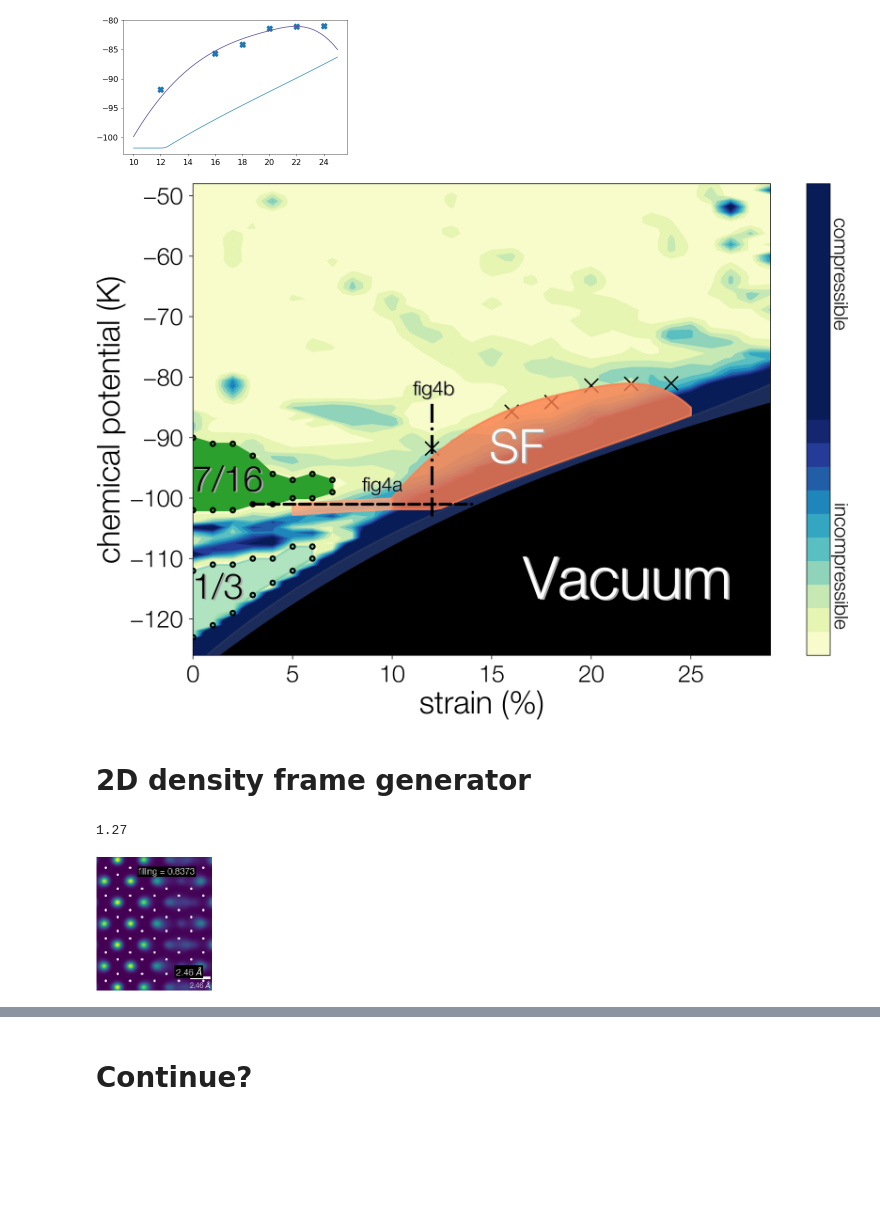
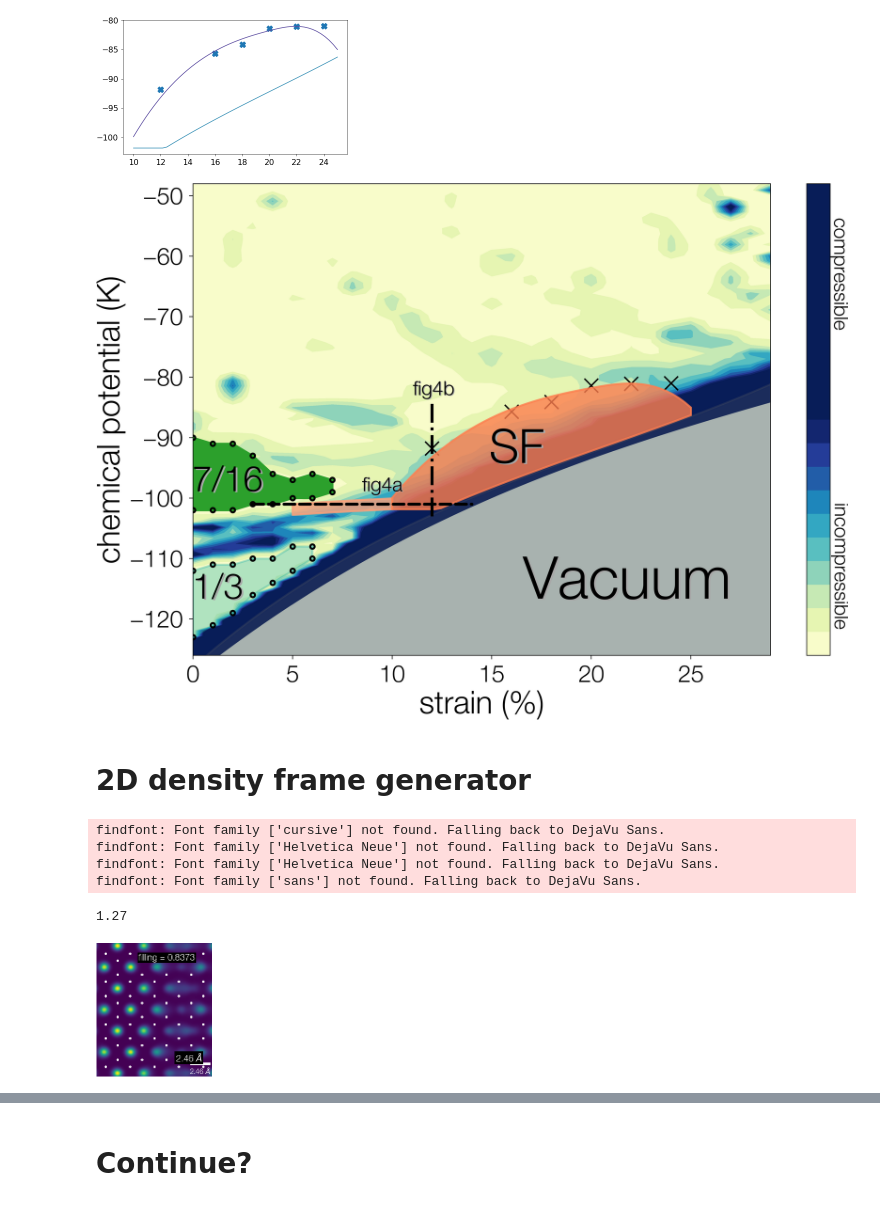
Before and after one commit to DelMaestroGroup/papers-code-Superfluid4HeStrainGraphene, a Jupyter notebook: src/T1comm_phases.ipynb, the cells around one changed output, grey strips where cells are left out. Saved outputs shown, nothing was run; the diff lists cells and outputs as text; code cells hidden in the pictures; blank space fills up the shorter version.

Commit message:
color changes

```diff
--- a/src/T1comm_phases.ipynb
+++ b/src/T1comm_phases.ipynb
@@ -368,7 +368,7 @@ with plt.style.context(plot_style['sans']):
                      color='dimgrey', alpha=0.2)
     # Vacuum area
     plt.fill_between(vac_line_x, vac_line_y1 -0.5, [-130,]*(len(vac_line_x)),
-                     color='black', )
+                     color='#a8b2af', )
     # One third
     one_third_x = [idx for idx in range(len(one_third_bound))]
     plt.fill_between(one_third_x,
@@ -404,36 +404,36 @@ with plt.style.context(plot_style['sans']):
     plt.fill_between(new_x , sfbulk(new_x), sfbulk_low,
                      color='coral', alpha=0.8)
 
     # setting
     plt.xlim(0, 30-1)
     plt.ylim(-126, -50+2)
     plt.xlabel('strain (%)', fontsize=16)
     plt.ylabel('chemical potential (K)', fontsize=16)
     plt.xticks(fontsize=12)
     plt.yticks(fontsize=12)
 
     # text
     ppfig.text(0.882,0.72,'compressible',fontsize = 10, rotation = -90)
     ppfig.text(0.882,0.19,'incompressible',fontsize = 10, rotation = -90)
     ppfig.text(0.522,0.238,'Vacuum',color='darkgrey', fontsize = 30)
-    ppfig.text(0.52,0.24,'Vacuum',color='white', fontsize = 30)
+    ppfig.text(0.52,0.24,'Vacuum',color='k', fontsize = 30)
     ppfig.text(0.482,0.478,'SF',color='darkgrey', fontsize = 24)
-    ppfig.text(0.48,0.48,'SF',color='white', fontsize = 24)
+    ppfig.text(0.48,0.48,'SF',color='k', fontsize = 24)
     ppfig.text(0.132,0.238,'1/3',color='darkgrey', fontsize = 18)
     ppfig.text(0.13,0.24,'1/3',color='k', fontsize = 18)
     ppfig.text(0.132,0.428,'7/16',color='darkgrey', fontsize = 18)
     ppfig.text(0.13,0.43,'7/16',color='k', fontsize = 18)
     ppfig.text(0.331,0.429,'fig4a',color='darkgrey', fontsize = 10)
     ppfig.text(0.33,0.43,'fig4a',color='k', fontsize = 10)
     ppfig.text(0.391,0.599,'fig4b',color='darkgrey', fontsize = 10)
     ppfig.text(0.39,0.60,'fig4b',color='k', fontsize = 10)
     plt.tight_layout()
     plt.show()
 
     # save?
 #     ppfig.savefig('../figures/phase_diagram.png', bbox_inches='tight', dpi=600, pad_inches=0.1,)
 # %% [output]
-[figure, old version]
+[figure, new version]
 # %% [markdown]
 # 2D density frame generator
 # %%
@@ -506,7 +506,11 @@ with plt.style.context(plot_style['sans']):
 
 # snap_fig.savefig('./Allfigures/snap_30-52_enh2.png')
 # %% [output]
-1.27
+findfont: Font family ['cursive'] not found. Falling back to DejaVu Sans.
+findfont: Font family ['Helvetica Neue'] not found. Falling back to DejaVu Sans.
+findfont: Font family ['Helvetica Neue'] not found. Falling back to DejaVu Sans.
+findfont: Font family ['sans'] not found. Falling back to DejaVu Sans.
+1.27
 [figure]
 # %%
 set_of_smu = [
```
Also changed, not shown: parts of 2 cells of this notebook, 2 other files.
